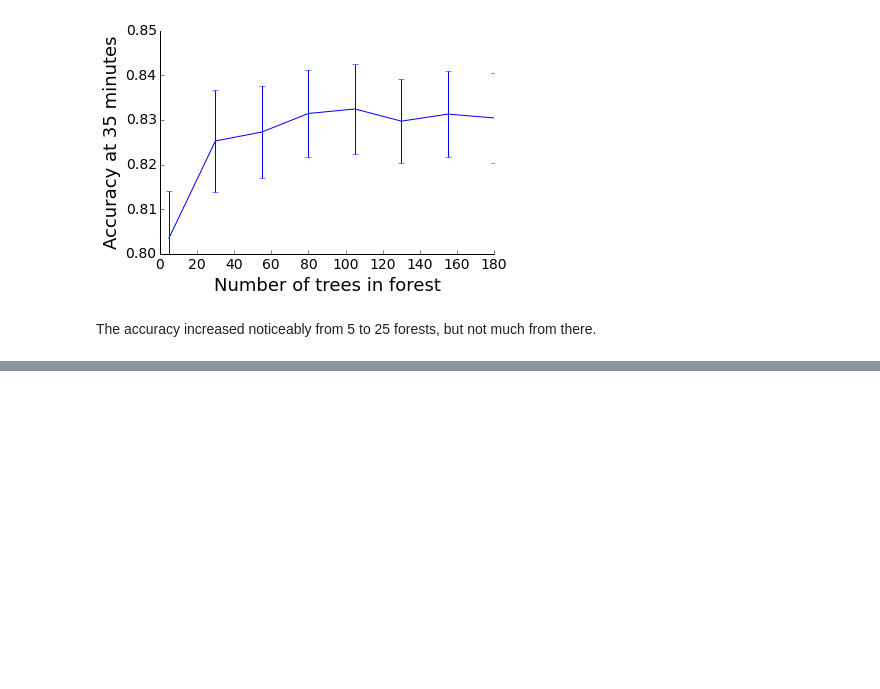
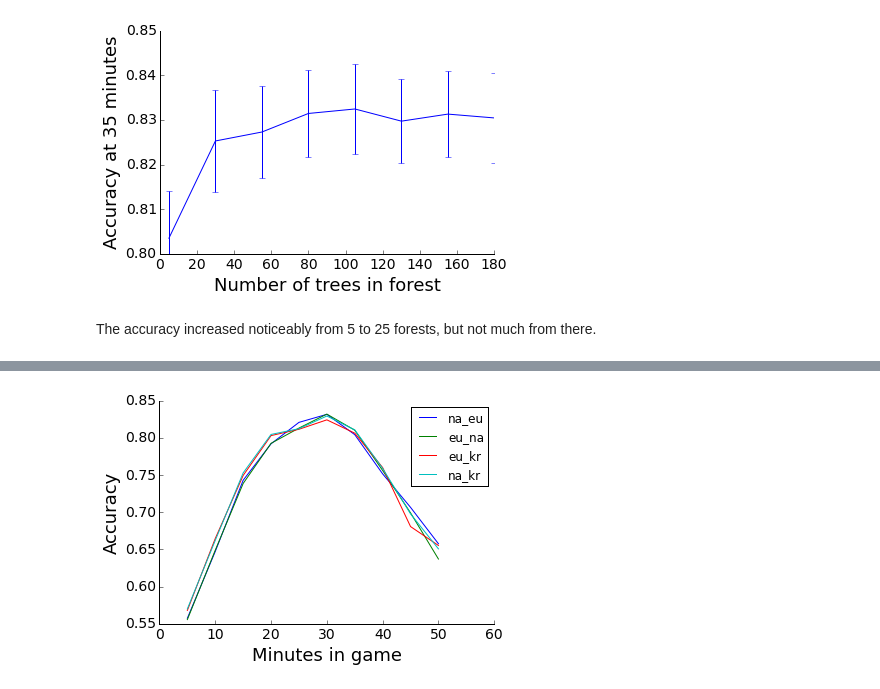
Before and after one commit to map222/lolML, a Jupyter notebook: notebooks/League of Legends working notebook.ipynb, the cells around one changed output, grey strips where cells are left out. Drawn from its saved outputs; the diff is of its cells as text; code cells hidden in the pictures; blank space fills up the shorter version.

```diff
--- a/notebooks/League of Legends working notebook.ipynb
+++ b/notebooks/League of Legends working notebook.ipynb
@@ -457,0 +495,24 @@ The accuracy increased noticeably from 5 to 25 forests, but not much from there.
+# %%
+rfc = RandomForestClassifier(n_jobs = -1, n_estimators = 25, max_features = 'sqrt')
+def score_cross_region(train_df, test_df, n_samples = 10000):
+    # train a random forest classifier on training data from one region, then score it on a different region
+    train_sample_df = train_df.sample(min(train_df.shape[0], n_samples))
+    rfc.fit(train_sample_df[important_col], train_sample_df['winner'])
+    return rfc.score(test_df[important_col], test_df['winner'])
+# %%
+na_eu_cross_scores = [score_cross_region(x, y) for x,y in zip(na_timelines_df, euw_timelines_df)]
+eu_na_cross_scores = [score_cross_region(x, y) for x,y in zip(euw_timelines_df, na_timelines_df)]
+eu_kr_cross_scores = [score_cross_region(x, y) for x,y in zip(euw_timelines_df, kr_timelines_df)]
+na_kr_cross_scores = [score_cross_region(x, y) for x,y in zip(na_timelines_df, kr_timelines_df)]
+# %%
+plt.plot(time_indices, na_eu_cross_scores, label = 'na_eu')
+plt.plot(time_indices, eu_na_cross_scores, label = 'eu_na')
+plt.plot(time_indices, eu_kr_cross_scores, label = 'eu_kr')
+plt.plot(time_indices, na_kr_cross_scores, label = 'na_kr')
+lol_plt.prettify_axes(plt.gca())
+plt.ylabel('Accuracy', fontsize = 18)
+plt.xlabel('Minutes in game', fontsize = 18)
+plt.xlim([0, 60])
+plt.legend();
+# %% [output]
+[figure, added]
```
Also changed, not shown: parts of 14 cells of this notebook.
